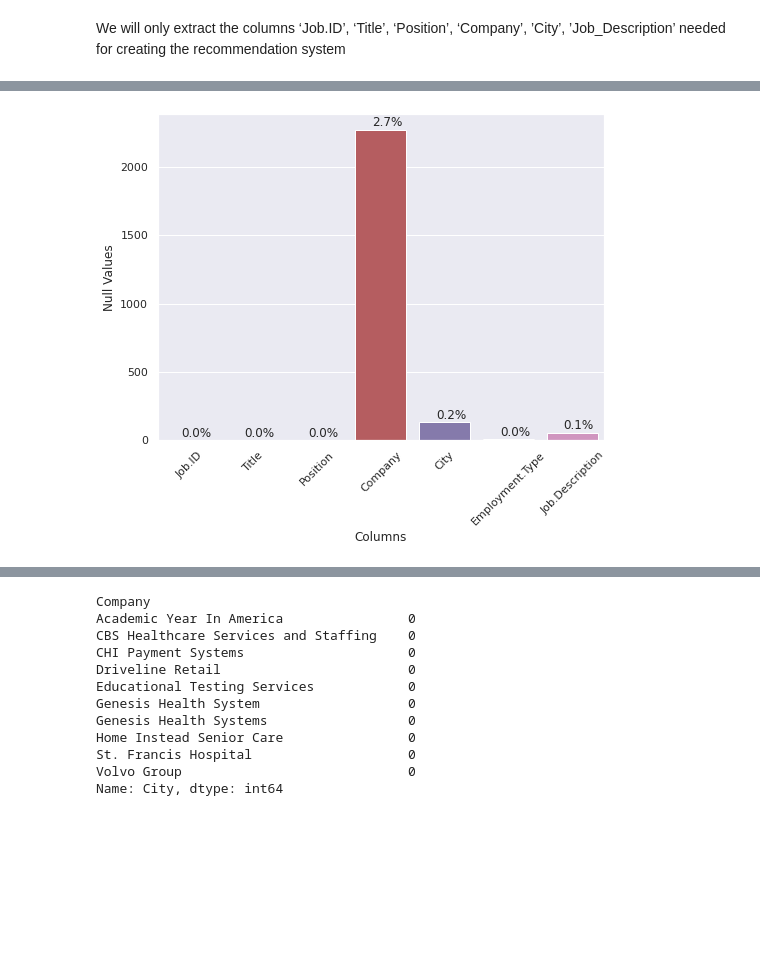
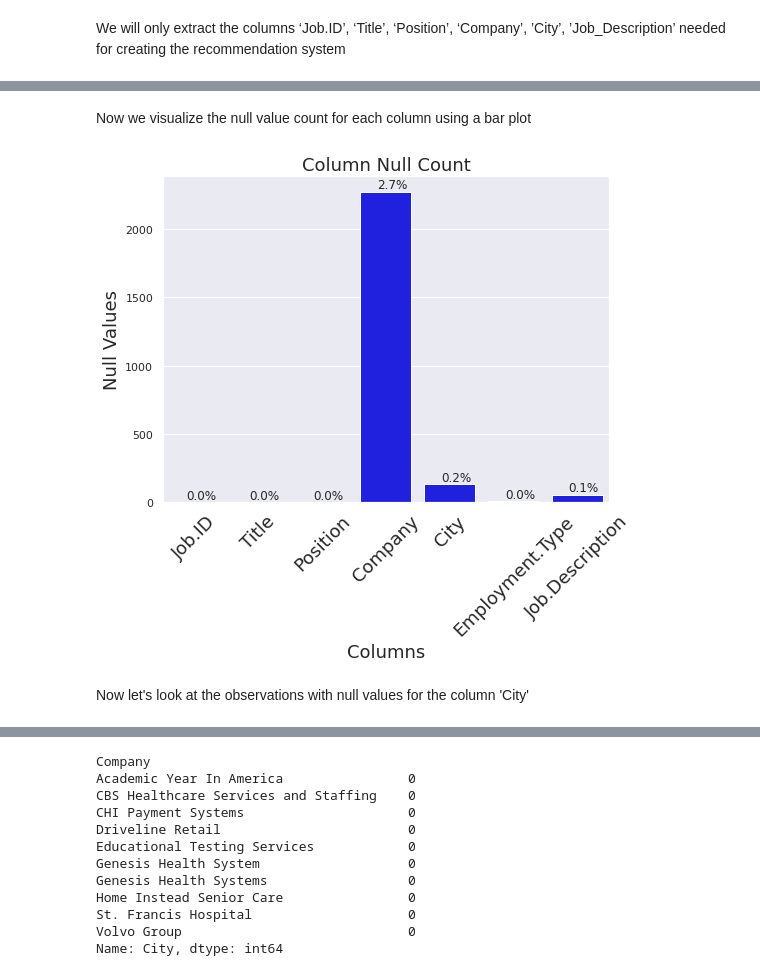
Before and after one commit to saishdesai23/Profile-based-Candidate-Job-Recommendation-System, a Jupyter notebook: Job_Recommendation_System.ipynb, the cells around one changed output, grey strips where cells are left out. Drawn from its saved outputs; the diff is of its cells as text; code cells hidden in the pictures; blank space fills up the shorter version.

```diff
--- a/Job_Recommendation_System.ipynb
+++ b/Job_Recommendation_System.ipynb
@@ -95,0 +74,5 @@ dtype: int64
+# %%
+col_null_value = list(jobs_data.isnull().sum())
+col_names = list(jobs_data.columns)
+null_value_data = pd.DataFrame(zip(col_names, col_null_value),columns =['Column_name', 'Null_count'])
+null_value_data
@@ -96,25 +88,31 @@ dtype: int64
+# %% [markdown]
+Now we visualize the null value count for each column using a bar plot
 # %%
-import matplotlib.pyplot as plt
-import seaborn as sns
-%matplotlib inline
-x = jobs_data.columns
-y = jobs_data.isnull().sum()
 plt.figure(figsize=(8,6))
 sns.set()
-sns.barplot(x,y)
+
+# bar plot
+sns.barplot(null_value_data['Column_name'],null_value_data['Null_count'], color = "blue")
 ax = plt.gca()
+
+# adding null percentage value to the data bar plot
 for p in ax.patches:
     height = p.get_height()
     ax.text(p.get_x()+0.5,
             height + 2,
             str(100*round(int(height)/jobs_data.shape[0], 3)) +"%",
             fontsize=12, ha='center', va='bottom')
-ax.set_xlabel("Columns")
-ax.set_ylabel("Null Values")
-plt.xticks(rotation=45)
+
+# Labeling the plot
+plt.title("Column Null Count", fontsize=18)
+ax.set_xlabel("Columns", fontsize =18)
+ax.set_ylabel("Null Values", fontsize =18)
+plt.xticks(rotation=45, fontsize =18)
 
 plt.show()
 # %% [output]
-[figure, old version]
+[figure, new version]
+# %% [markdown]
+Now let's look at the observations with null values for the column 'City'
 # %%
 df_null_city = jobs_data[pd.isnull(jobs_data['City'])]
```
Also changed, not shown: parts of 89 cells of this notebook.
